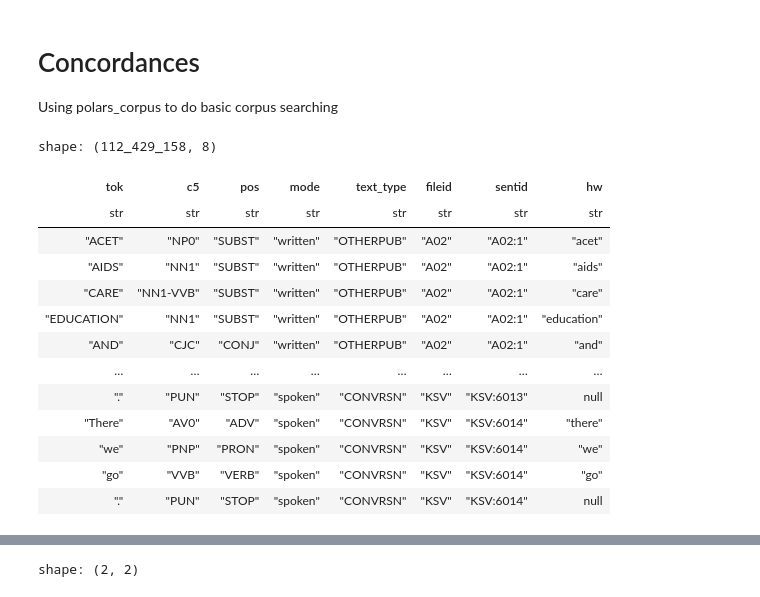
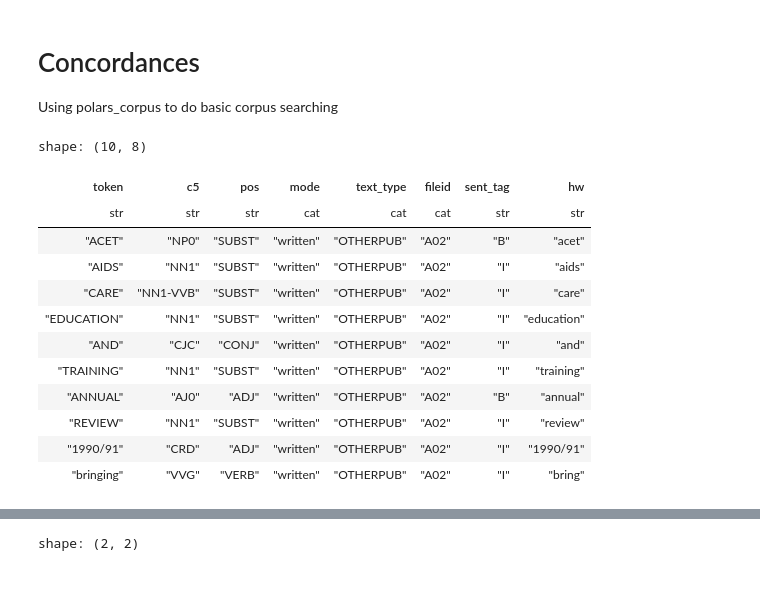
Before and after one commit to rmalouf/polars_corpus, a Jupyter notebook: examples/concordances.ipynb, the cells around one changed output, grey strips where cells are left out. Saved outputs shown, nothing was run; the diff lists cells and outputs as text; code cells hidden in the pictures.

```diff
--- a/examples/concordances.ipynb
+++ b/examples/concordances.ipynb
@@ -8,21 +9,20 @@ import polars_corpus as plc
 import seaborn as sns
 import matplotlib.pyplot as plt
 # %%
-bnc = pl.read_parquet("../bnc.parquet")
+bnc = pl.read_parquet("bnc.parquet")
 # %%
-bnc
+bnc.head(10)
 # %% [output]
-shape: (112_429_158, 8)
+shape: (10, 8)
-| tok | c5 | pos | mode | text_type | fileid | sentid | hw |
-| str | str | str | str | str | str | str | str |
-| "ACET" | "NP0" | "SUBST" | "written" | "OTHERPUB" | "A02" | "A02:1" | "acet" |
-| "AIDS" | "NN1" | "SUBST" | "written" | "OTHERPUB" | "A02" | "A02:1" | "aids" |
-| "CARE" | "NN1-VVB" | "SUBST" | "written" | "OTHERPUB" | "A02" | "A02:1" | "care" |
-| "EDUCATION" | "NN1" | "SUBST" | "written" | "OTHERPUB" | "A02" | "A02:1" | "education" |
-| "AND" | "CJC" | "CONJ" | "written" | "OTHERPUB" | "A02" | "A02:1" | "and" |
-| … | … | … | … | … | … | … | … |
-| "." | "PUN" | "STOP" | "spoken" | "CONVRSN" | "KSV" | "KSV:6013" | null |
-| "There" | "AV0" | "ADV" | "spoken" | "CONVRSN" | "KSV" | "KSV:6014" | "there" |
-| "we" | "PNP" | "PRON" | "spoken" | "CONVRSN" | "KSV" | "KSV:6014" | "we" |
-| "go" | "VVB" | "VERB" | "spoken" | "CONVRSN" | "KSV" | "KSV:6014" | "go" |
-| "." | "PUN" | "STOP" | "spoken" | "CONVRSN" | "KSV" | "KSV:6014" | null |
+| token | c5 | pos | mode | text_type | fileid | sent_tag | hw |
+| str | str | str | cat | cat | cat | str | str |
+| "ACET" | "NP0" | "SUBST" | "written" | "OTHERPUB" | "A02" | "B" | "acet" |
+| "AIDS" | "NN1" | "SUBST" | "written" | "OTHERPUB" | "A02" | "I" | "aids" |
+| "CARE" | "NN1-VVB" | "SUBST" | "written" | "OTHERPUB" | "A02" | "I" | "care" |
+| "EDUCATION" | "NN1" | "SUBST" | "written" | "OTHERPUB" | "A02" | "I" | "education" |
+| "AND" | "CJC" | "CONJ" | "written" | "OTHERPUB" | "A02" | "I" | "and" |
+| "TRAINING" | "NN1" | "SUBST" | "written" | "OTHERPUB" | "A02" | "I" | "training" |
+| "ANNUAL" | "AJ0" | "ADJ" | "written" | "OTHERPUB" | "A02" | "B" | "annual" |
+| "REVIEW" | "NN1" | "SUBST" | "written" | "OTHERPUB" | "A02" | "I" | "review" |
+| "1990/91" | "CRD" | "ADJ" | "written" | "OTHERPUB" | "A02" | "I" | "1990/91" |
+| "bringing" | "VVG" | "VERB" | "written" | "OTHERPUB" | "A02" | "I" | "bring" |
```
Also changed, not shown: parts of 8 cells of this notebook, 5 other files.
